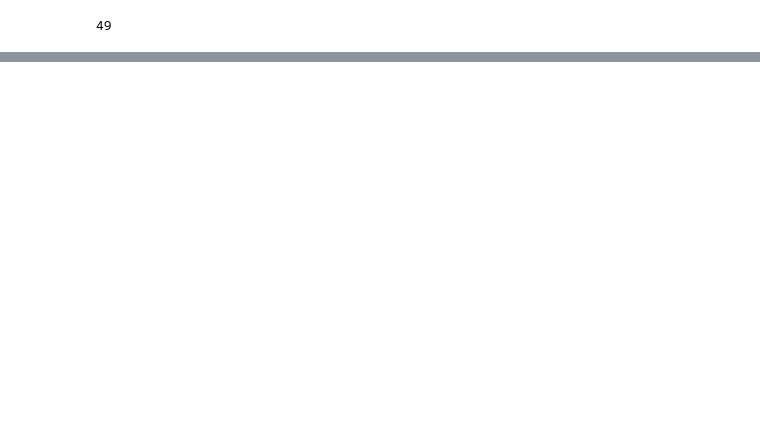
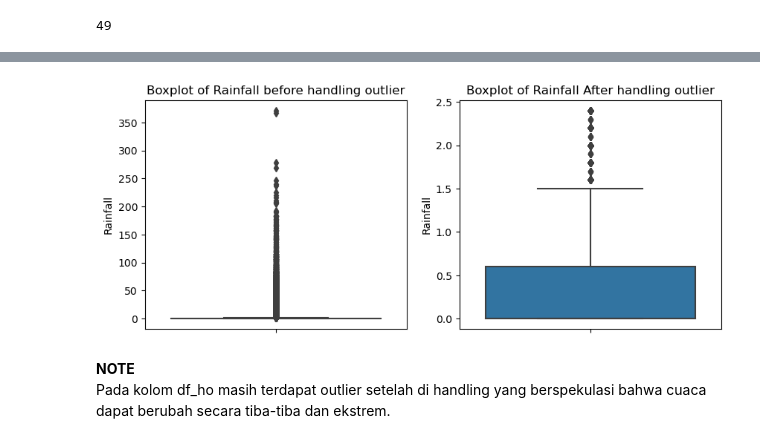
Before and after one commit to mastirt/H8_5_Batch, a Jupyter notebook: Final_Project/fp2/PYTN_KampusMerdeka_fp2_MahesaTirtaPanjalu.ipynb, the cells around one changed output, grey strips where cells are left out. Drawn from its saved outputs; the diff is of its cells as text; code cells hidden in the pictures; blank space fills up the shorter version.

```diff
--- a/Final_Project/fp2/PYTN_KampusMerdeka_fp2_MahesaTirtaPanjalu.ipynb
+++ b/Final_Project/fp2/PYTN_KampusMerdeka_fp2_MahesaTirtaPanjalu.ipynb
@@ -351,0 +627,30 @@ len(df['Location'].value_counts())
+# %%
+# Initialize Winsorizer for gaussian distribution
+handling_outlier_skewed = Winsorizer(capping_method='iqr', # choose iqr for IQR rule boundaries
+                          tail='both', # cap left, right or both tails
+                          fold=3,
+                          variables=['Rainfall', 'Evaporation'])
+# %%
+# perform outlier handling
+handling_outlier_skewed.fit(df_ho)
+
+df_ho = handling_outlier_skewed.transform(df_ho)
+# %%
+    plt.figure(figsize=(10, 4))
+
+    # Boxplot MinTemp
+    plt.subplot(1, 2, 1)
+    sns.boxplot(y=df['Rainfall'])
+    plt.title('Boxplot of Rainfall before handling outlier')
+
+    # Boxplot Rainfall
+    plt.subplot(1, 2, 2)
+    sns.boxplot(y=df_ho['Rainfall'])
+    plt.title('Boxplot of Rainfall After handling outlier')
+
+    plt.show()
+# %% [output]
+[figure, added]
+# %% [markdown]
+**NOTE**<br>
+Pada kolom df_ho masih terdapat outlier setelah di handling yang berspekulasi bahwa cuaca dapat berubah secara tiba-tiba dan ekstrem.
```
Also changed, not shown: parts of 128 cells of this notebook, 4 other files.
